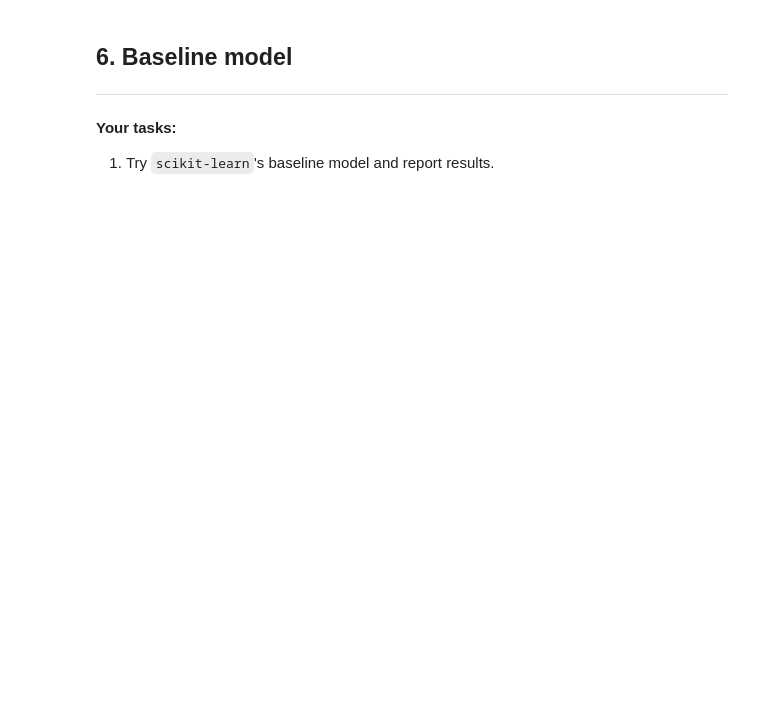
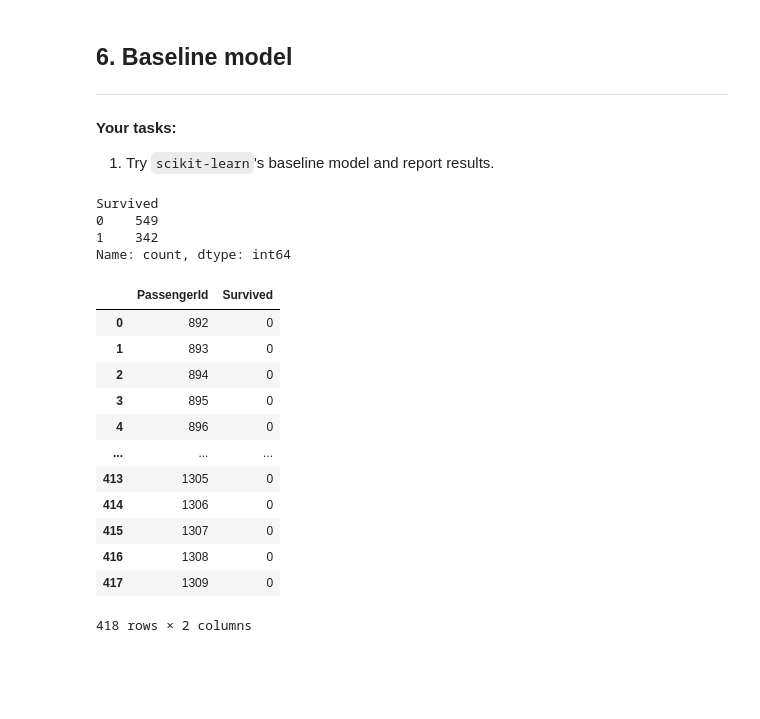
Before and after one commit to caden-maxwell/titanic_cs4320, a Jupyter notebook: template.ipynb, the cells around one changed output. Cells and saved outputs as stored; diff of their text form; code cells hidden in the pictures; blank space fills up the shorter version.

```diff
--- a/template.ipynb
+++ b/template.ipynb
@@ -146,3 +255,40 @@ _Type your answer here, replacing this text._
+# %%
+results_dict = {}
+
+survived = train_df.value_counts("Survived")
+print(survived)
+
+dummy = DummyClassifier(strategy="most_frequent")
+results_dict["dummy"] = mean_std_cross_val_scores(
+    dummy, X, y, return_train_score=True
+)
+pd.DataFrame(results_dict).T
+
+dummy_clf = DummyClassifier(strategy="most_frequent")
+dummy_clf.fit(X, y)
+predicted = dummy_clf.predict(test_df)
+
+dummy_submit_df = pd.DataFrame({'PassengerId': test_df['PassengerId'], 'Survived': predicted})
+dummy_submit_df.to_csv('dummy_submission.csv', index=False)
+dummy_submit_df
+# %% [output]
+Survived
+0    549
+1    342
+Name: count, dtype: int64
+|  | PassengerId | Survived |
+| 0 | 892 | 0 |
+| 1 | 893 | 0 |
+| 2 | 894 | 0 |
+| 3 | 895 | 0 |
+| 4 | 896 | 0 |
+| ... | ... | ... |
+| 413 | 1305 | 0 |
+| 414 | 1306 | 0 |
+| 415 | 1307 | 0 |
+| 416 | 1308 | 0 |
+| 417 | 1309 | 0 |
+418 rows × 2 columns
 # %% [markdown]
 <!-- END QUESTION -->
 
```
Also changed, not shown: parts of 18 cells of this notebook, 1 other file.
